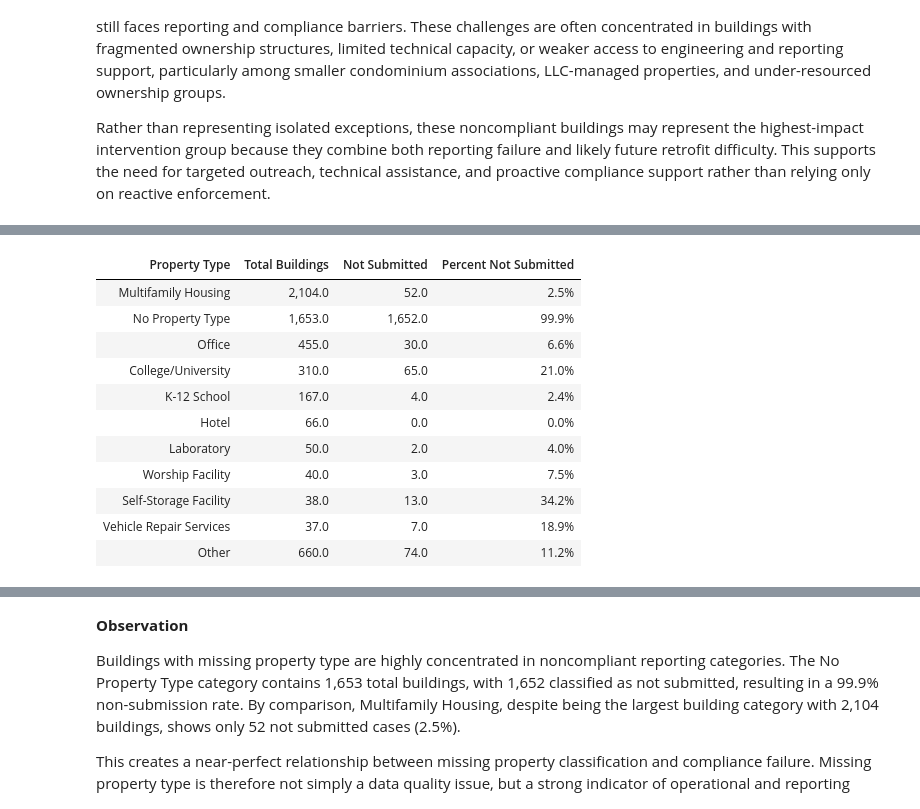
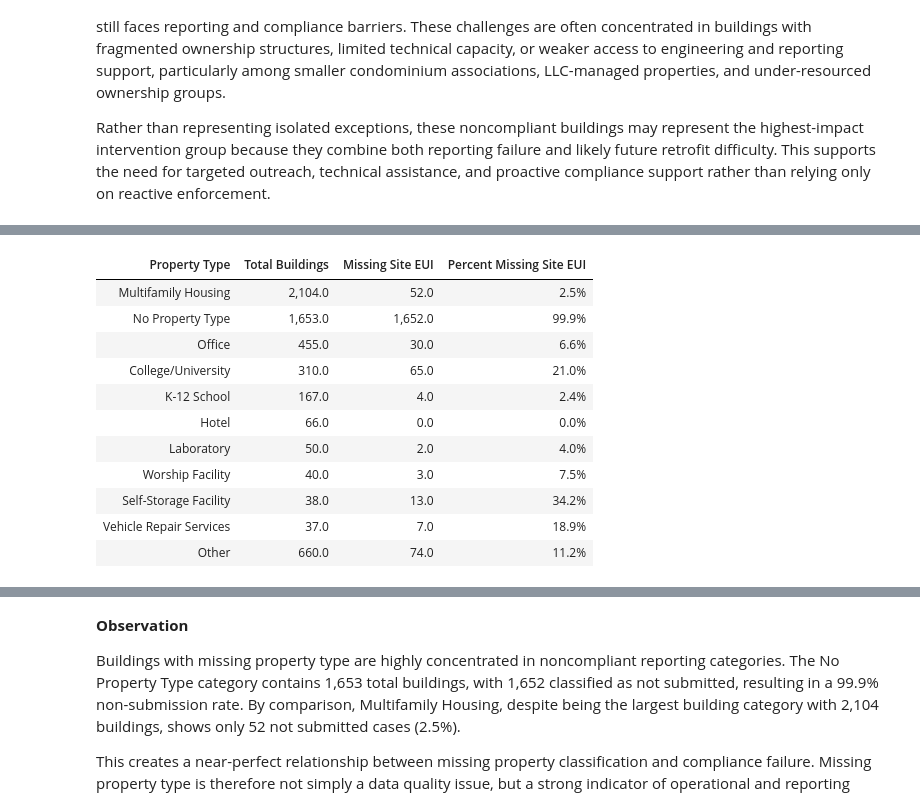
Before and after one commit to ryankellyongh/BERDO-Analysis, a Jupyter notebook: Analysis/BERDO Analysis.ipynb, the cells around one changed output, grey strips where cells are left out. Saved outputs shown, nothing was run; the diff lists cells and outputs as text; code cells hidden in the pictures.

```diff
--- a/Analysis/BERDO Analysis.ipynb
+++ b/Analysis/BERDO Analysis.ipynb
@@ -394,14 +402,15 @@ Column Name Reference Guide
 #Rename Columns and Data Cleaning
 
 #Rename important columns for easier analysis
+#rename important columns for easier analysis
 df = df.rename(columns={
     "Largest Property Type": "property_type",
-    "Reported Gross Floor Area_(sq_ft)": "gross_floor_area",
+    "Reported Gross Floor Area (Sq Ft)": "gross_floor_area",
     "Site EUI (Energy Use Intensity kBtu/ft²)": "site_eui",
-    "Total Site Energy Usage_(kBtu)": "total_site_energy",
-    "Estimated Total GHG Emissions_(kgCO2e)": "ghg_emissions",
+    "Total Site Energy Usage (kBtu)": "total_site_energy",
+    "Estimated Total GHG Emissions e(kgCO2e)": "ghg_emissions",
     "Natural Gas Usage (kBtu)": "natural_gas_usage",
-    "Electricity Usage_(kWh)": "electricity_usage",
+    "Electricity Usage (kWh)": "electricity_usage",
     "Reporting Compliance Status": "compliance_status",
     "First Emissions Compliance Year (Projected)": "compliance_year"
 })
@@ -577,57 +586,60 @@ This distribution shows that while most buildings successfully meet reporting re
 
 Rather than representing isolated exceptions, these noncompliant buildings may represent the highest-impact intervention group because they combine both reporting failure and likely future retrofit difficulty. This supports the need for targeted outreach, technical assistance, and proactive compliance support rather than relying only on reactive enforcement.
 # %%
-#Property Type Reporting Gaps
+#property type missing Site EUI analysis
 
-#Count all buildings by property type
+#count all buildings by property type
 total_counts = (
     df_full["property_type"]
     .fillna("No Property Type")
     .value_counts()
 )
 
-#Identify buildings missing Site EUI
-no_energy = df_full[df_full["site_eui"].isna()]
+#identify buildings missing Site EUI
+missing_eui = df_full[df_full["site_eui"].isna()]
 
-#Count missing Site EUI records by property type
-ns_counts = (
-    no_energy["property_type"]
+#count missing Site EUI records by property type
+missing_eui_counts = (
+    missing_eui["property_type"]
     .fillna("No Property Type")
     .value_counts()
 )
 
-#Combine counts into one table
+#combine counts into one table
 full_table = pd.DataFrame({
     "Total Buildings": total_counts,
-    "Not Submitted": ns_counts
+    "Missing Site EUI": missing_eui_counts
 }).fillna(0)
 
-#Convert to integer
-full_table["Not Submitted"] = full_table["Not Submitted"].astype(int)
+#convert columns to integers
+full_table["Total Buildings"] = full_table["Total Buildings"].astype(int)
+full_table["Missing Site EUI"] = full_table["Missing Site EUI"].astype(int)
 
-#Calculate percent not submitted
-full_table["Percent Not Submitted"] = (
-    full_table["Not Submitted"] / full_table["Total Buildings"] * 100
+#calculate percent missing Site EUI
+full_table["Percent Missing Site EUI"] = (
+    full_table["Missing Site EUI"] / full_table["Total Buildings"] * 100
 ).round(1)
 
-#Keep top 10 property types by total building count
+#keep top 10 property types by total building count
 top10 = full_table.sort_values("Total Buildings", ascending=False).head(10)
 
-#Group remaining property types into Other
-other_counts = full_table.drop(top10.index)[["Total Buildings", "Not Submitted"]].sum()
+#group remaining property types into Other
+other_counts = full_table.drop(top10.index)[
+    ["Total Buildings", "Missing Site EUI"]
+].sum()
 
 other_percent = (
-    other_counts["Not Submitted"] / other_counts["Total Buildings"] * 100
+    other_counts["Missing Site EUI"] / other_counts["Total Buildings"] * 100
     if other_counts["Total Buildings"] > 0 else 0
 )
 
 other_row = pd.Series({
     "Total Buildings": other_counts["Total Buildings"],
-    "Not Submitted": other_counts["Not Submitted"],
-    "Percent Not Submitted": round(other_percent, 1)
+    "Missing Site EUI": other_counts["Missing Site EUI"],
+    "Percent Missing Site EUI": round(other_percent, 1)
 })
 
-#Create final table
+#create final table
 property_table = pd.concat([top10, pd.DataFrame(other_row).T])
 property_table.index = list(top10.index) + ["Other"]
 
@@ -637,15 +649,15 @@ property_table = (
     .rename(columns={"index": "Property Type"})
 )
 
-#Display styled table
+#display styled table
 display(
     property_table.style
     .hide(axis="index")
-    .set_caption("Property Types with Highest Reporting Gaps")
+    .set_caption("Property Types with Highest Missing Site EUI Rates")
     .format({
         "Total Buildings": "{:,}",
-        "Not Submitted": "{:,}",
-        "Percent Not Submitted": "{:.1f}%"
+        "Missing Site EUI": "{:,}",
+        "Percent Missing Site EUI": "{:.1f}%"
     })
     .set_properties(**{
         "text-align": "center",
@@ -653,26 +665,6 @@ display(
         "font-size": "14px",
         "border": "1px solid #DADADA"
     })
-    .set_table_styles([
-        {
-            "selector": "caption",
-            "props": [
-                ("caption-side", "top"),
-                ("font-size", "18px"),
-                ("font-weight", "bold"),
-                ("padding", "10px")
-            ]
-        },
-        {
-            "selector": "th",
-            "props": [
-                ("text-align", "center"),
-                ("font-size", "14px"),
-                ("font-weight", "bold"),
-                ("padding", "10px"),
-                ("border", "1px solid #DADADA")
-            ]
-        }
-    ])
+    .set_table_styles(TABLE_STYLES)
 )
 # %% [output]
@@ -680,4 +672,4 @@ Property Types with Highest Reporting Gaps
-| Property Type | Total Buildings | Not Submitted | Percent Not Submitted |
+| Property Type | Total Buildings | Missing Site EUI | Percent Missing Site EUI |
 | Multifamily Housing | 2,104.0 | 52.0 | 2.5% |
 | No Property Type | 1,653.0 | 1,652.0 | 99.9% |
 | Office | 455.0 | 30.0 | 6.6% |
```
Also changed, not shown: parts of 25 cells of this notebook.
